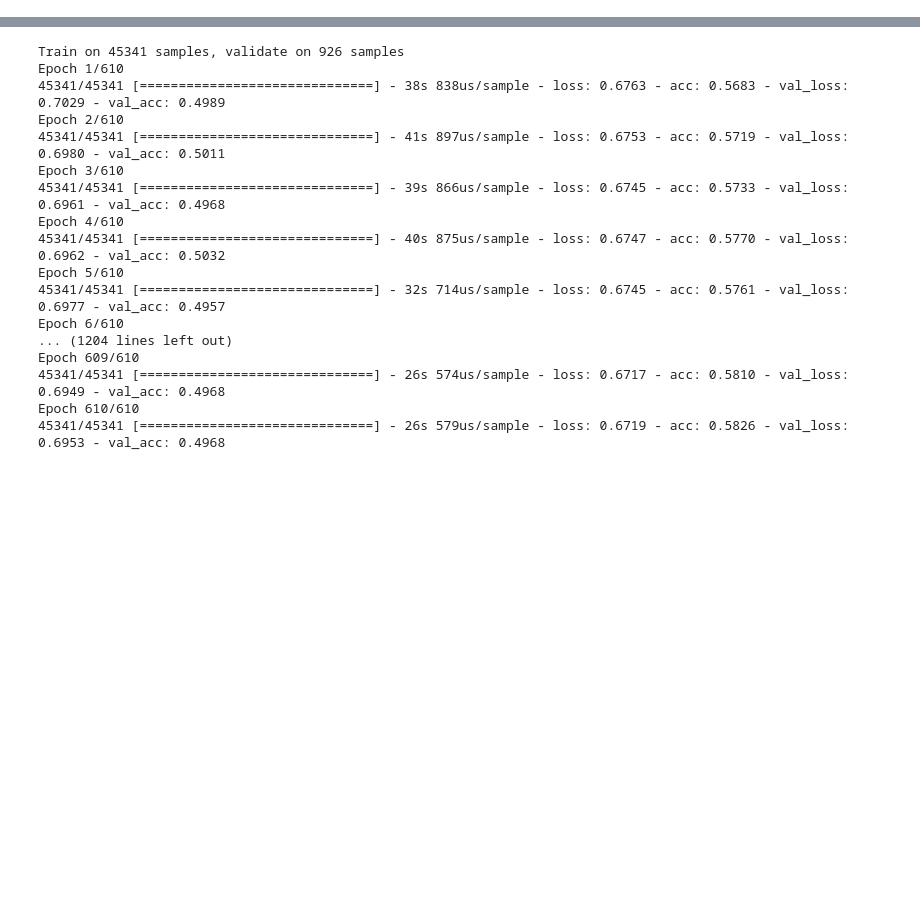
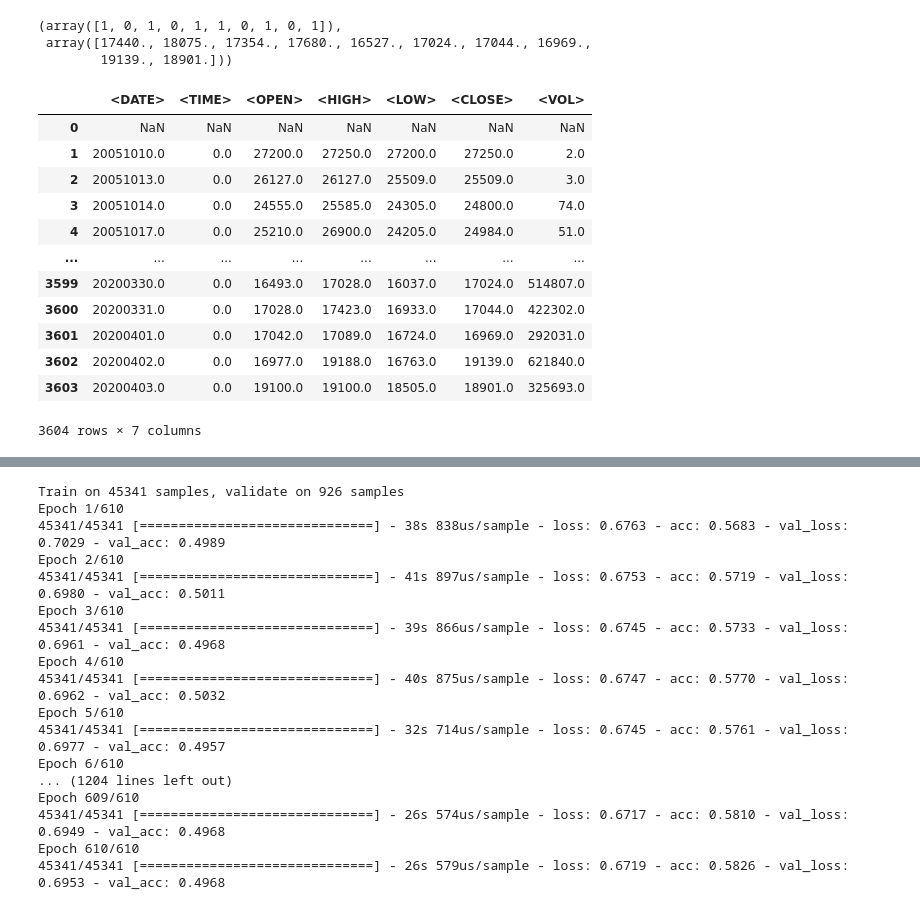
Before and after one commit to andtun/TradingBot-CourseWork, a Jupyter notebook: Trining.ipynb, the cells around one changed output, grey strips where cells are left out. Saved outputs shown, nothing was run; the diff lists cells and outputs as text; code cells hidden in the pictures; blank space fills up the shorter version.

Commit message:
new preprocessing done?

```diff
--- a/Trining.ipynb
+++ b/Trining.ipynb
@@ -69,3 +78,27 @@ data_train, signals_train, data_test, signals_test, dfcopy = preprocess("./quote
+# %%
+preprocess("./quotes/sbrf8.csv")
+# %% [output]
+(array([1, 0, 1, 0, 1, 1, 0, 1, 0, 1]),
+ array([17440., 18075., 17354., 17680., 16527., 17024., 17044., 16969.,
+        19139., 18901.]))
+# %%
+data = pd.read_csv("./quotes/sbrf8.csv")
+# %%
+data.shift()
+# %% [output]
+|  | <DATE> | <TIME> | <OPEN> | <HIGH> | <LOW> | <CLOSE> | <VOL> |
+| 0 | NaN | NaN | NaN | NaN | NaN | NaN | NaN |
+| 1 | 20051010.0 | 0.0 | 27200.0 | 27250.0 | 27200.0 | 27250.0 | 2.0 |
+| 2 | 20051013.0 | 0.0 | 26127.0 | 26127.0 | 25509.0 | 25509.0 | 3.0 |
+| 3 | 20051014.0 | 0.0 | 24555.0 | 25585.0 | 24305.0 | 24800.0 | 74.0 |
+| 4 | 20051017.0 | 0.0 | 25210.0 | 26900.0 | 24205.0 | 24984.0 | 51.0 |
+| ... | ... | ... | ... | ... | ... | ... | ... |
+| 3599 | 20200330.0 | 0.0 | 16493.0 | 17028.0 | 16037.0 | 17024.0 | 514807.0 |
+| 3600 | 20200331.0 | 0.0 | 17028.0 | 17423.0 | 16933.0 | 17044.0 | 422302.0 |
+| 3601 | 20200401.0 | 0.0 | 17042.0 | 17089.0 | 16724.0 | 16969.0 | 292031.0 |
+| 3602 | 20200402.0 | 0.0 | 16977.0 | 19188.0 | 16763.0 | 19139.0 | 621840.0 |
+| 3603 | 20200403.0 | 0.0 | 19100.0 | 19100.0 | 18505.0 | 18901.0 | 325693.0 |
+3604 rows × 7 columns
 # %%
 model = tf.keras.models.load_model("./models/hours.h5")
 # %% [output]
```
Also changed, not shown: parts of 1 cell of this notebook.
